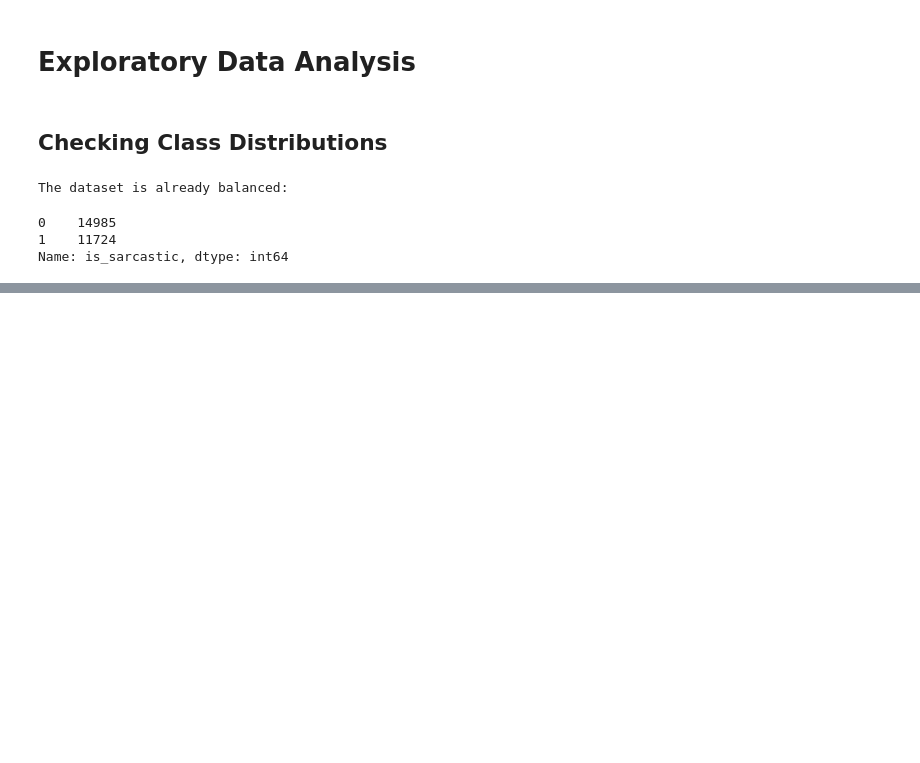
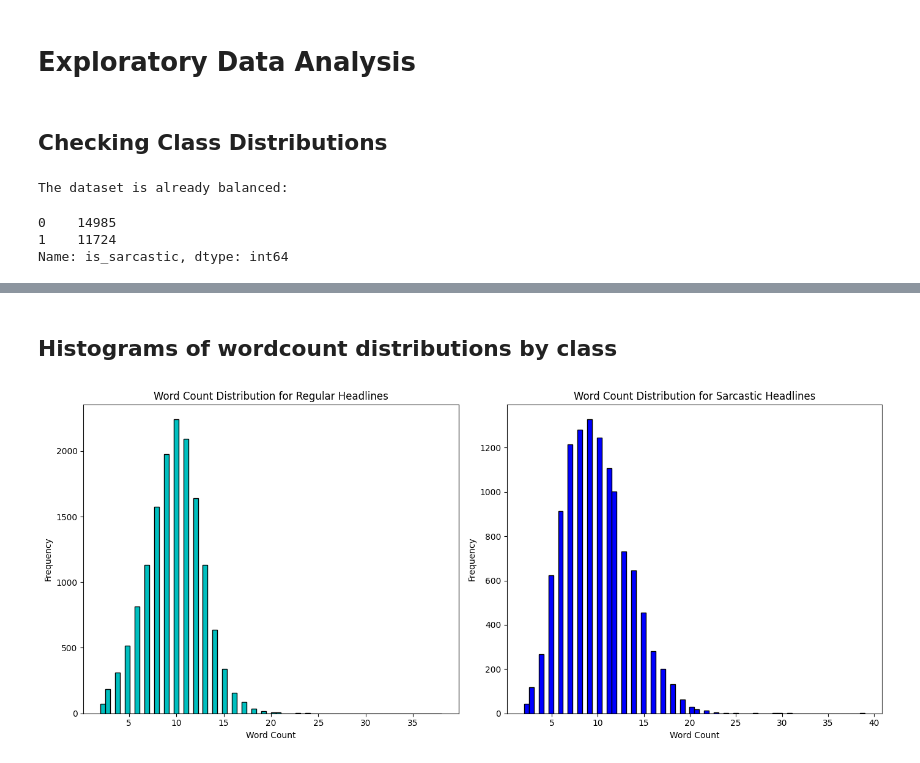
Before and after one commit to Sobiii/DEEP_LEARNING_Project-2023, a Jupyter notebook: NewsHeadline_EDA.ipynb, the cells around one changed output, grey strips where cells are left out. Saved outputs shown, nothing was run; the diff lists cells and outputs as text; code cells hidden in the pictures; blank space fills up the shorter version.

```diff
--- a/NewsHeadline_EDA.ipynb
+++ b/NewsHeadline_EDA.ipynb
@@ -83,0 +110,26 @@ Name: is_sarcastic, dtype: int64
+# %% [markdown]
+## Histograms of wordcount distributions by class
+# %%
+# Separate regular and sarcastic tweets
+regular_headlines = news_data[news_data['is_sarcastic'] == 0]
+sarcastic_headlines = news_data[news_data['is_sarcastic'] == 1]
+plt.figure(figsize=(14,6))
+
+# Plot histogram for regular tweets
+plt.subplot(1, 2, 1)
+plt.hist(regular_headlines['headline'].apply(lambda x: len(str(x).split())), bins=70, color='c', edgecolor='black')
+plt.title('Word Count Distribution for Regular Headlines')
+plt.xlabel('Word Count')
+plt.ylabel('Frequency')
+
+# Plot histogram for sarcastic tweets
+plt.subplot(1, 2, 2)
+plt.hist(sarcastic_headlines['headline'].apply(lambda x: len(str(x).split())), bins=70, color='b', edgecolor='black')
+plt.title('Word Count Distribution for Sarcastic Headlines')
+plt.xlabel('Word Count')
+plt.ylabel('Frequency')
+
+plt.tight_layout()
+plt.show()
+# %% [output]
+[figure, added]
```
Also changed, not shown: parts of 27 cells of this notebook, 18 other files.
